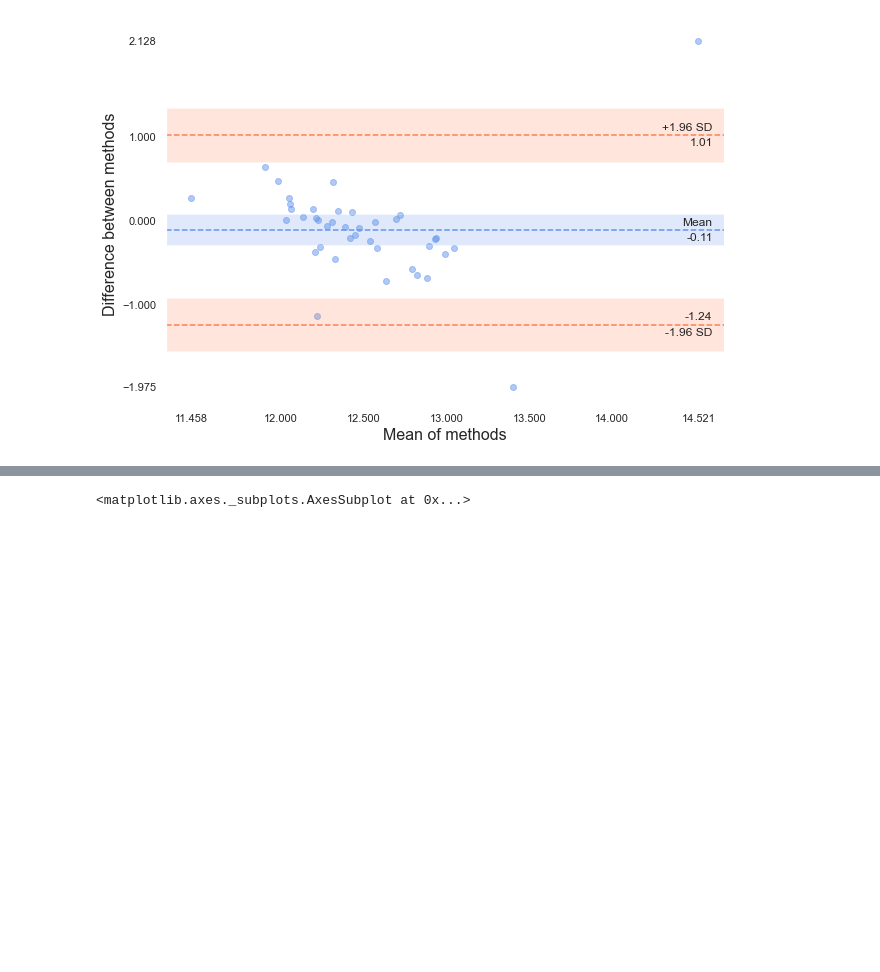
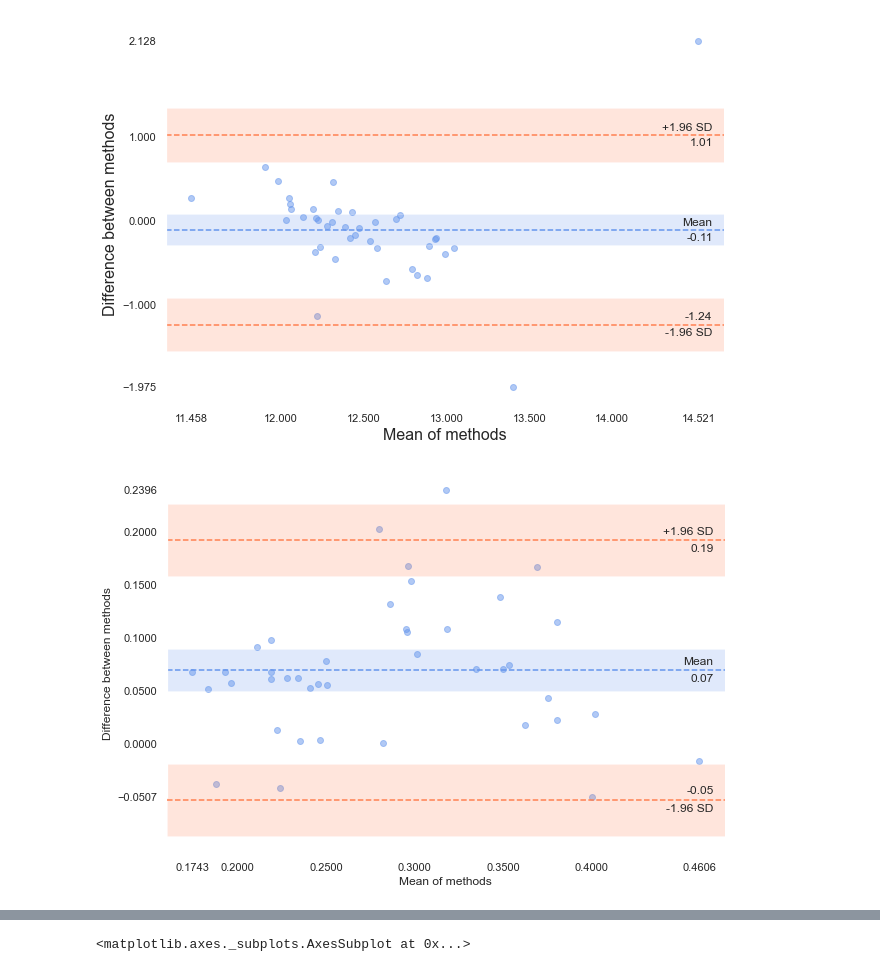
Before and after one commit to UTCogNeuroLab/wearables, a Jupyter notebook: notebooks/Validation Analysis Main.ipynb, the cells around one changed output, grey strips where cells are left out. Saved outputs shown, nothing was run; the diff lists cells and outputs as text; code cells hidden in the pictures; blank space fills up the shorter version.

```diff
--- a/notebooks/Validation Analysis Main.ipynb
+++ b/notebooks/Validation Analysis Main.ipynb
@@ -759,19 +871,33 @@ df
 # %%
 cr_act = pd.read_csv(data_dir + 'actiwatch/cr_act.csv', index_col='Unnamed: 0')
 cr_fit = pd.read_csv(data_dir + 'fitbit/cr_fit.csv', index_col='Unnamed: 0')
+np_act = pd.read_csv(data_dir + 'actiwatch/np_act.csv', index_col='Unnamed: 0')
+np_fit = pd.read_csv(data_dir + 'fitbit/np_fit.csv', index_col='Unnamed: 0')
+
 cr_act_norm = pd.read_csv(data_dir + 'actiwatch/cr_act_norm.csv', index_col='Unnamed: 0')
 cr_fit_norm = pd.read_csv(data_dir + 'fitbit/cr_fit_norm.csv', index_col='Unnamed: 0')
+np_act_norm = pd.read_csv(data_dir + 'actiwatch/np_act_norm.csv', index_col='Unnamed: 0')
+np_fit_norm = pd.read_csv(data_dir + 'fitbit/np_fit_norm.csv', index_col='Unnamed: 0')
 # cr_fitFill = pd.read_csv(data_dir + 'fitbit/cr_fitFill.csv', index_col='Unnamed: 0')
 # cr_fitFill.columns = cr_fitFill.columns.astype(str) + '_fitFill'
 
 cr = cr_act.join(cr_fit, lsuffix='_act', rsuffix='_fit')
+np = np_act.join(np_fit, lsuffix='_act', rsuffix='_fit')
+
 cr_norm = cr_act_norm.join(cr_fit_norm, lsuffix='_act_norm', rsuffix='_fit_norm')
+np_norm = np_act_norm.join(np_fit_norm, lsuffix='_act_norm', rsuffix='_fit_norm')
 # cr = cr.join(cr_fitFill)
+
 cr = cr.rename_axis('subject')
 cr_norm = cr_norm.rename_axis('subject')
 cr_all = cr.join(cr_norm)
 
+np = np.rename_axis('subject')
+np_norm = np_norm.rename_axis('subject')
+np_all = np.join(np_norm)
+
 df1 = df.join(cr_all)
+df1 = df1.join(np_all)
 df1
 # %% [output]
 |  | age_group | handedness | gender | actiwatch_arm | fitbit_device | actmin_7_act | amp_7_act | alpha_7_act | ... |
@@ -815,8 +936,8 @@ repeatSubs = [subject[0:5] for subject in cr.index[cr.index.str.contains('repeat
 beiweFiles = glob.glob(data_dir + 'fitbit/WA_*Narrow_beiwe*')
 beiweSubs = [file.split('WA_')[1][0:5] for file in beiweFiles]
 # %%
-df1['beiwe'] = np.where((df1.index.isin(beiweSubs)) & (~df1.index.isin(repeatSubs)), 1, 0)
-df1
+# df1['beiwe'] = np.where((df1.index.isin(beiweSubs)) & (~df1.index.isin(repeatSubs)), 1, 0)
+# df1
 # %% [output]
 |  | age_group | handedness | gender | actiwatch_arm | fitbit_device | actmin_7_act | amp_7_act | alpha_7_act | ... |
 | subject |  |  |  |  |  |  |  |  | ... |
@@ -1324,3 +1536,15 @@ pyCompare.blandAltman(df2['phi_7_act_norm'].values, df2['phi_7_fit_norm'].values
             percentage=False)
 # %% [output]
 [figure]
+# %%
+import pyCompare
+df2 = df1[df1.columns[df1.columns.str.contains('7_')].to_list()].dropna(axis=0)
+
+pyCompare.blandAltman(df2['IS_7_act'].values, df2['IS_7_fit'].values,
+            limitOfAgreement=1.96,
+            confidenceInterval=95,
+            confidenceIntervalMethod='approximate',
+            detrend=None,
+            percentage=False)
+# %% [output]
+[figure, added]
```
Also changed, not shown: parts of 36 cells of this notebook, 5 other files.
